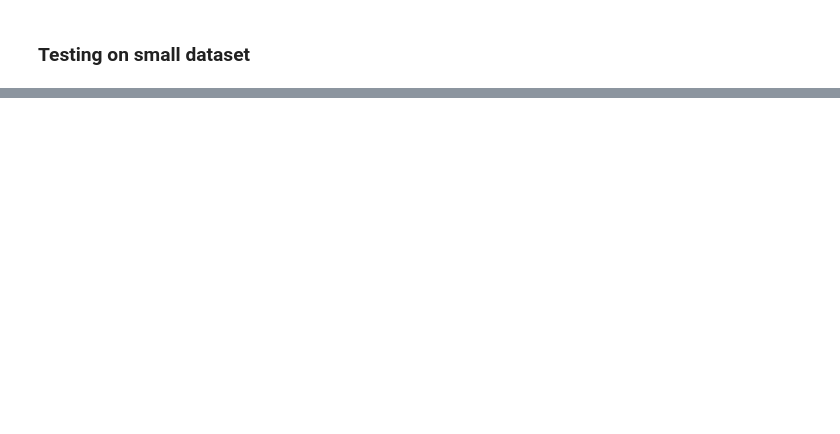
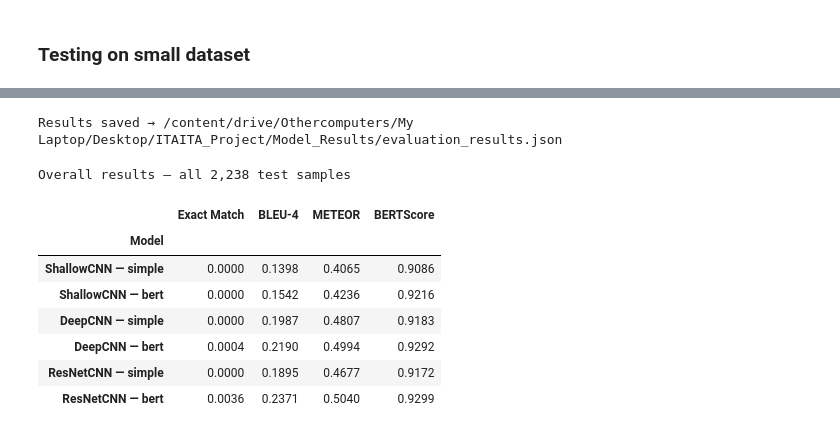
Before and after one commit to Baishali0103/IATA_Grp35, a Jupyter notebook: Neural_Network_Image_to_Sentence_Mapping.ipynb, the cells around one changed output, grey strips where cells are left out. Cells and saved outputs as stored; diff of their text form; code cells hidden in the pictures; blank space fills up the shorter version.

```diff
--- a/Neural_Network_Image_to_Sentence_Mapping.ipynb
+++ b/Neural_Network_Image_to_Sentence_Mapping.ipynb
@@ -1339,0 +1424,6 @@ for name, cnn in models.items():
+# %%
+def detect_colour(path):
+    try:
+        return Image.open(path).mode == 'RGB'
+    except Exception:
+        return None
@@ -1339,0 +1650,9 @@ for name, cnn in models.items():
+# %%
+def aggregate(df):
+    return {
+        'exact_match': round(df['exact_match'].mean(), 4),
+        'bleu4':       round(df['bleu4'].mean(), 4),
+        'meteor':      round(df['meteor'].mean(), 4),
+        'bertscore':   round(df['bertscore'].mean(), 4),
+        'n':           len(df),
+    }
@@ -1339,0 +1815,50 @@ for name, cnn in models.items():
+# %%
+out_path = os.path.join(MODEL_RESULTS, "evaluation_results.json")
+with open(out_path, 'w') as f:
+    json.dump(all_results, f, indent=2)
+print(f"\nResults saved → {out_path}")
+# %% [output]
+Results saved → /content/drive/Othercomputers/My Laptop/Desktop/ITAITA_Project/Model_Results/evaluation_results.json
+# %%
+import json, os
+import pandas as pd
+from IPython.display import display
+
+MODEL_RESULTS = "/content/drive/Othercomputers/My Laptop/Desktop/ITAITA_Project/Model_Results/"
+
+with open(os.path.join(MODEL_RESULTS, "evaluation_results.json")) as f:
+    results = json.load(f)
+
+MODELS = ['ShallowCNN_simple','ShallowCNN_bert','DeepCNN_simple','DeepCNN_bert','ResNetCNN_simple','ResNetCNN_bert']
+
+rows = []
+for run in MODELS:
+    d = results[run]['overall']
+    rows.append({
+        'Model':       run.replace('_', ' — ', 1),
+        'Exact Match': d['exact_match'],
+        'BLEU-4':      d['bleu4'],
+        'METEOR':      d['meteor'],
+        'BERTScore':   d['bertscore'],
+    })
+
+df = pd.DataFrame(rows).set_index('Model')
+
+display(
+    df.style
+      .format('{:.4f}')
+      .highlight_max(axis=0, color='#d4edda')
+      .highlight_min(axis=0, color='#fde8e8')
+      .set_caption('Overall results — all 2,238 test samples')
+      .set_table_styles([{'selector': 'caption', 'props': [('font-size', '14px'), ('font-weight', 'bold'), ('padding-bottom', '8px')]}])
+)
+# %% [output]
+Overall results — all 2,238 test samples
+|  | Exact Match | BLEU-4 | METEOR | BERTScore |
+| Model |  |  |  |  |
+| ShallowCNN — simple | 0.0000 | 0.1398 | 0.4065 | 0.9086 |
+| ShallowCNN — bert | 0.0000 | 0.1542 | 0.4236 | 0.9216 |
+| DeepCNN — simple | 0.0000 | 0.1987 | 0.4807 | 0.9183 |
+| DeepCNN — bert | 0.0004 | 0.2190 | 0.4994 | 0.9292 |
+| ResNetCNN — simple | 0.0000 | 0.1895 | 0.4677 | 0.9172 |
+| ResNetCNN — bert | 0.0036 | 0.2371 | 0.5040 | 0.9299 |
```
Also changed, not shown: parts of 95 cells of this notebook.
